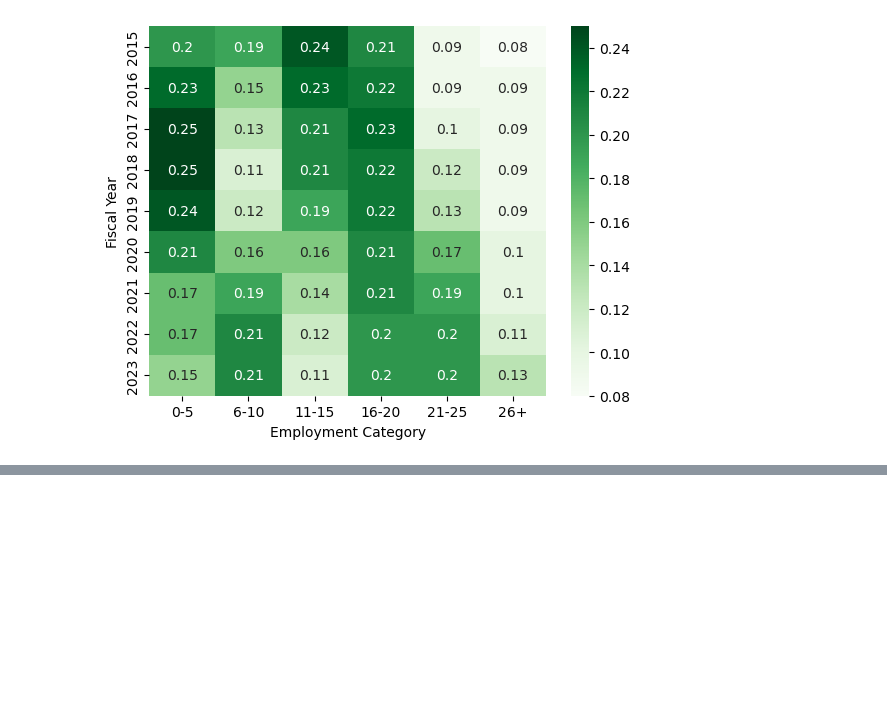
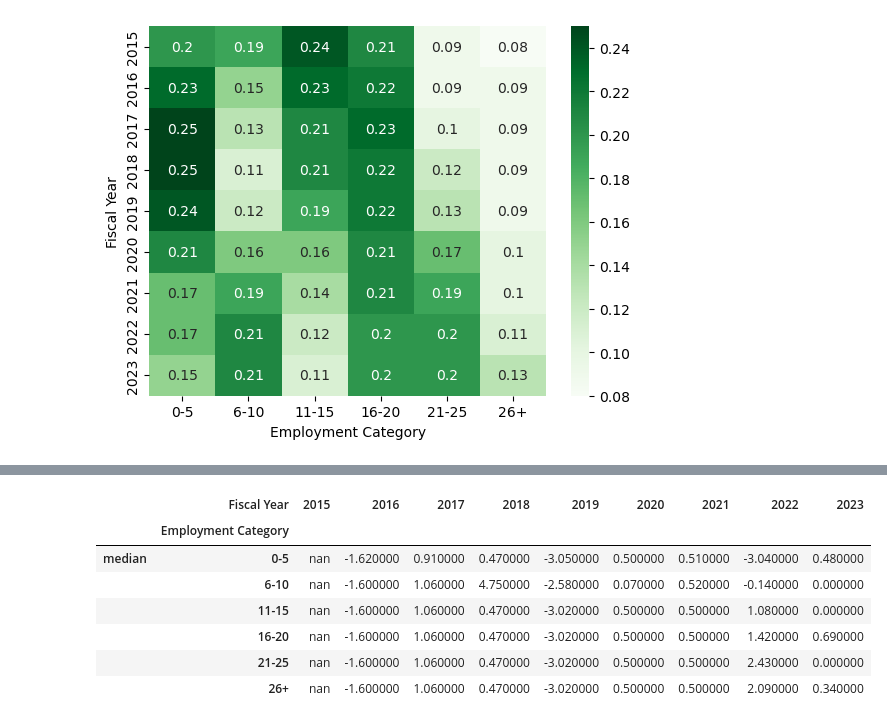
Before and after one commit to Anias-clo/Teacher_Payroll_Analysis, a Jupyter notebook: poc.ipynb, the cells around one changed output, grey strips where cells are left out. Saved outputs shown, nothing was run; the diff lists cells and outputs as text; code cells hidden in the pictures; blank space fills up the shorter version.

```diff
--- a/poc.ipynb
+++ b/poc.ipynb
@@ -133,0 +198,11 @@ sns.heatmap(pd.crosstab(df['Fiscal Year'],
+# %%
+a.diff(axis=1).style.background_gradient(axis=1)
+# %% [output]
+|  | Fiscal Year | 2015 | 2016 | 2017 | 2018 | 2019 | 2020 | 2021 | 2022 | 2023 |
+|  | Employment Category |  |  |  |  |  |  |  |  |  |
+| median | 0-5 | nan | -1.620000 | 0.910000 | 0.470000 | -3.050000 | 0.500000 | 0.510000 | -3.040000 | 0.480000 |
+|  | 6-10 | nan | -1.600000 | 1.060000 | 4.750000 | -2.580000 | 0.070000 | 0.520000 | -0.140000 | 0.000000 |
+|  | 11-15 | nan | -1.600000 | 1.060000 | 0.470000 | -3.020000 | 0.500000 | 0.500000 | 1.080000 | 0.000000 |
+|  | 16-20 | nan | -1.600000 | 1.060000 | 0.470000 | -3.020000 | 0.500000 | 0.500000 | 1.420000 | 0.690000 |
+|  | 21-25 | nan | -1.600000 | 1.060000 | 0.470000 | -3.020000 | 0.500000 | 0.500000 | 2.430000 | 0.000000 |
+|  | 26+ | nan | -1.600000 | 1.060000 | 0.470000 | -3.020000 | 0.500000 | 0.500000 | 2.090000 | 0.340000 |
```
Also changed, not shown: parts of 6 cells of this notebook.
